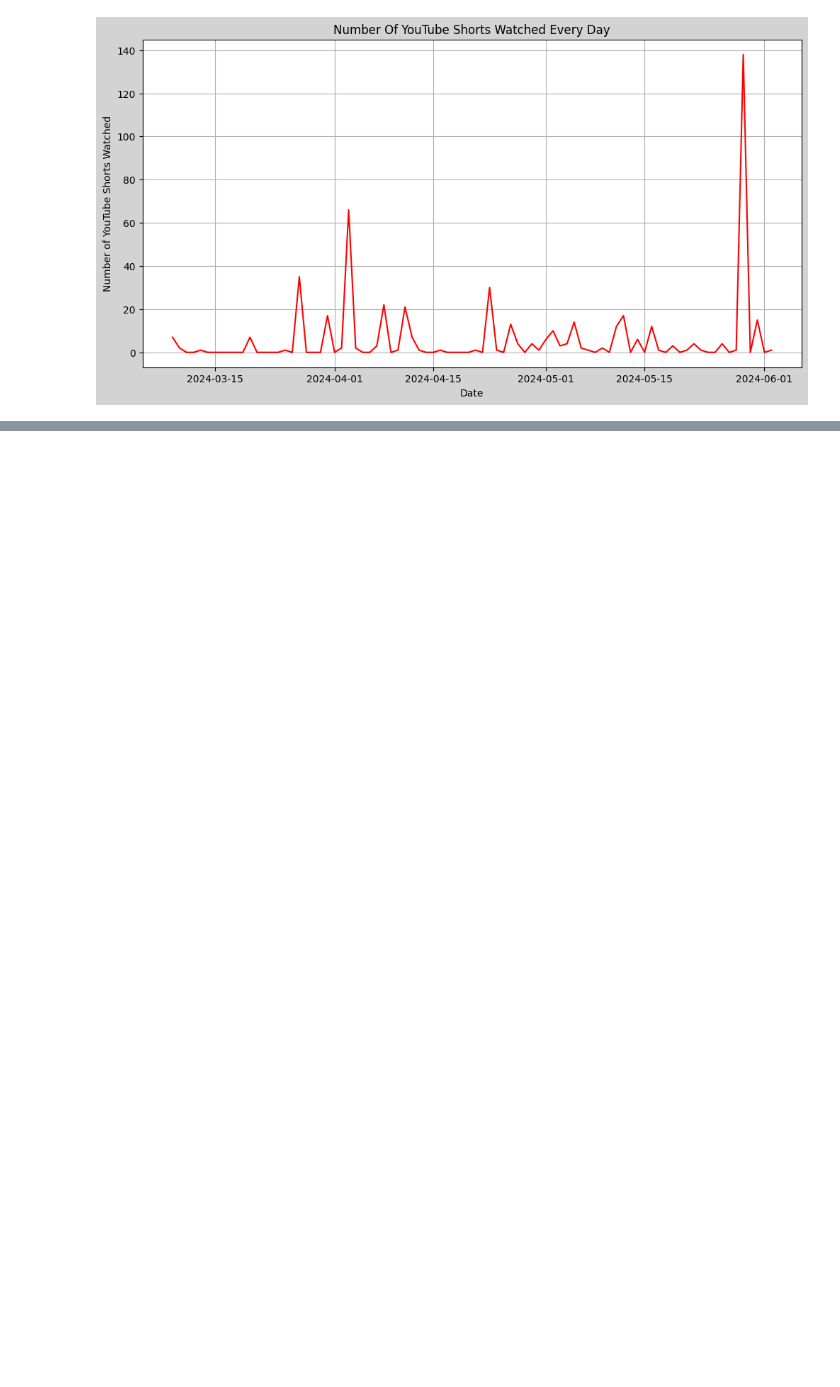
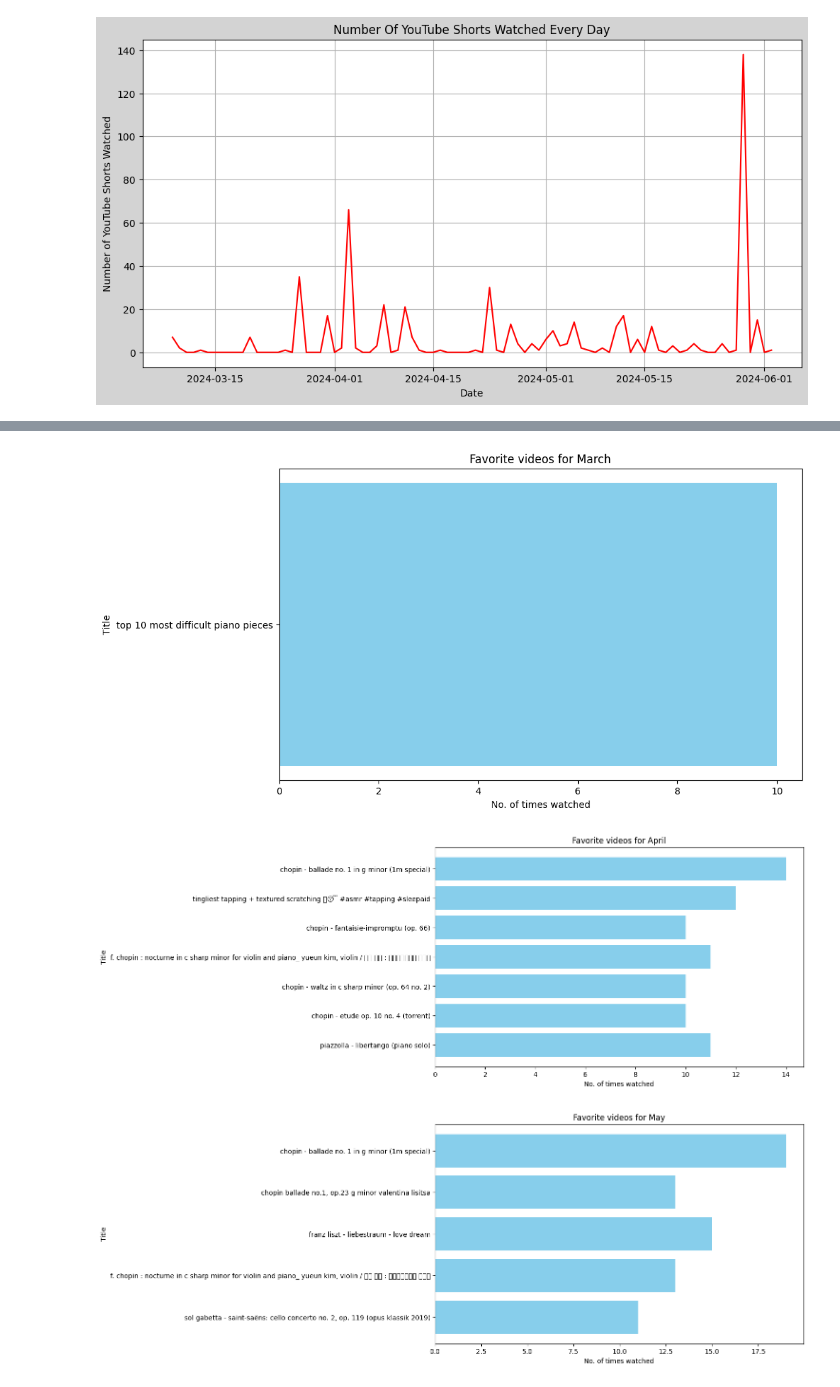
Before and after one commit to Johncarlodeveloper/YouTube-Watch-History-Data-to-CSV-file, a Jupyter notebook: perform_analysis.ipynb, the cells around one changed output, grey strips where cells are left out. Drawn from its saved outputs; the diff is of its cells as text; code cells hidden in the pictures; blank space fills up the shorter version.

```diff
--- a/perform_analysis.ipynb
+++ b/perform_analysis.ipynb
@@ -934,0 +1031,54 @@ plt.show()
+# %%
+from collections import defaultdict
+
+def favorite_video(month_df, threshold=10):
+    monthly = defaultdict(int)
+    for yt_video in month_df['title']:
+        monthly[yt_video] += 1
+
+    # Convert the dictionary to a DataFrame
+    monthly = pd.DataFrame(list(monthly.items()), columns=['Title', 'No. of times watched'])
+
+    # Filter videos that have been watched at least 'threshold' times
+    month_favorite = monthly[monthly['No. of times watched'] >= threshold]
+
+    return month_favorite
+
+by_month = pd.DataFrame(df)
+# Convert the 'date_time' column to datetime
+
+by_month['date_time'] = pd.to_datetime(by_month['date_time'], errors='coerce', format='%Y-%m-%d')
+
+by_month['Month'] = by_month['date_time'].dt.month
+
+dfs_by_month = {}
+
+months = [(2, 'February'), (3, 'March'), (4, 'April'), (5, 'May'), (6, 'June')]
+
+for month, month_name in months:
+    dfs_by_month[month] = by_month[by_month['Month'] == month].reset_index(drop=True)
+
+favorites = {}
+for month in months:
+    data = favorite_video(dfs_by_month[month[0]])
+    if not data.empty:
+        favorites[month[0]] = data.set_index('Title')['No. of times watched'].to_dict()
+
+# Plot to visualize the data
+
+for month_number, month_name in months:
+    if month_number in favorites:
+        titles = list(favorites[month_number].keys())
+        watched = list(favorites[month_number].values())
+
+        plt.figure(figsize=(10, 6))
+        plt.barh(titles, watched, color='skyblue')
+        plt.xlabel('No. of times watched')
+        plt.ylabel('Title')
+        plt.title(f'Favorite videos for {month_name}')
+        plt.gca().invert_yaxis()  # Invert y-axis to have the highest count at the top
+        plt.show()
+# %% [output]
+[figure, added]
+[figure, added]
+[figure, added]
```
Also changed, not shown: parts of 14 cells of this notebook.
